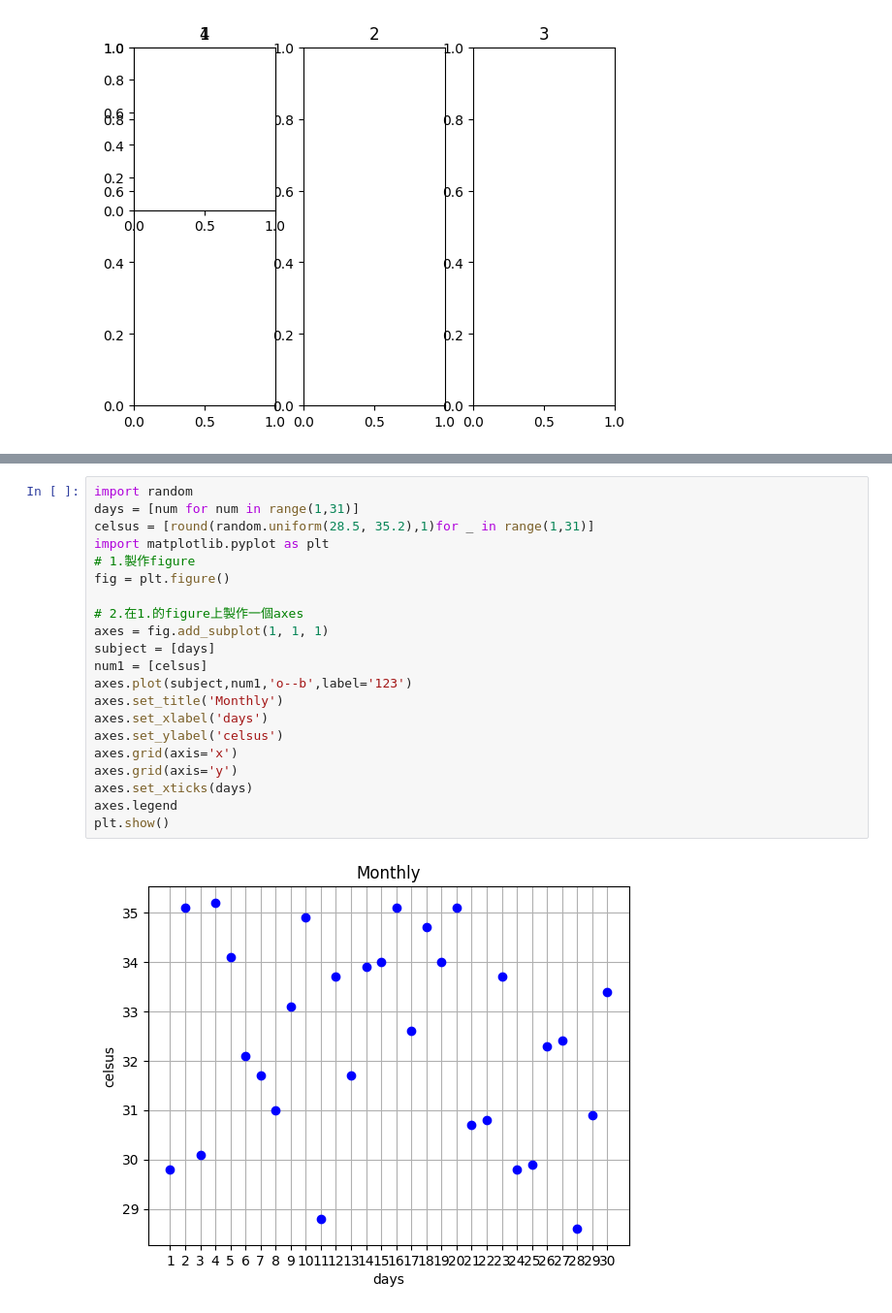
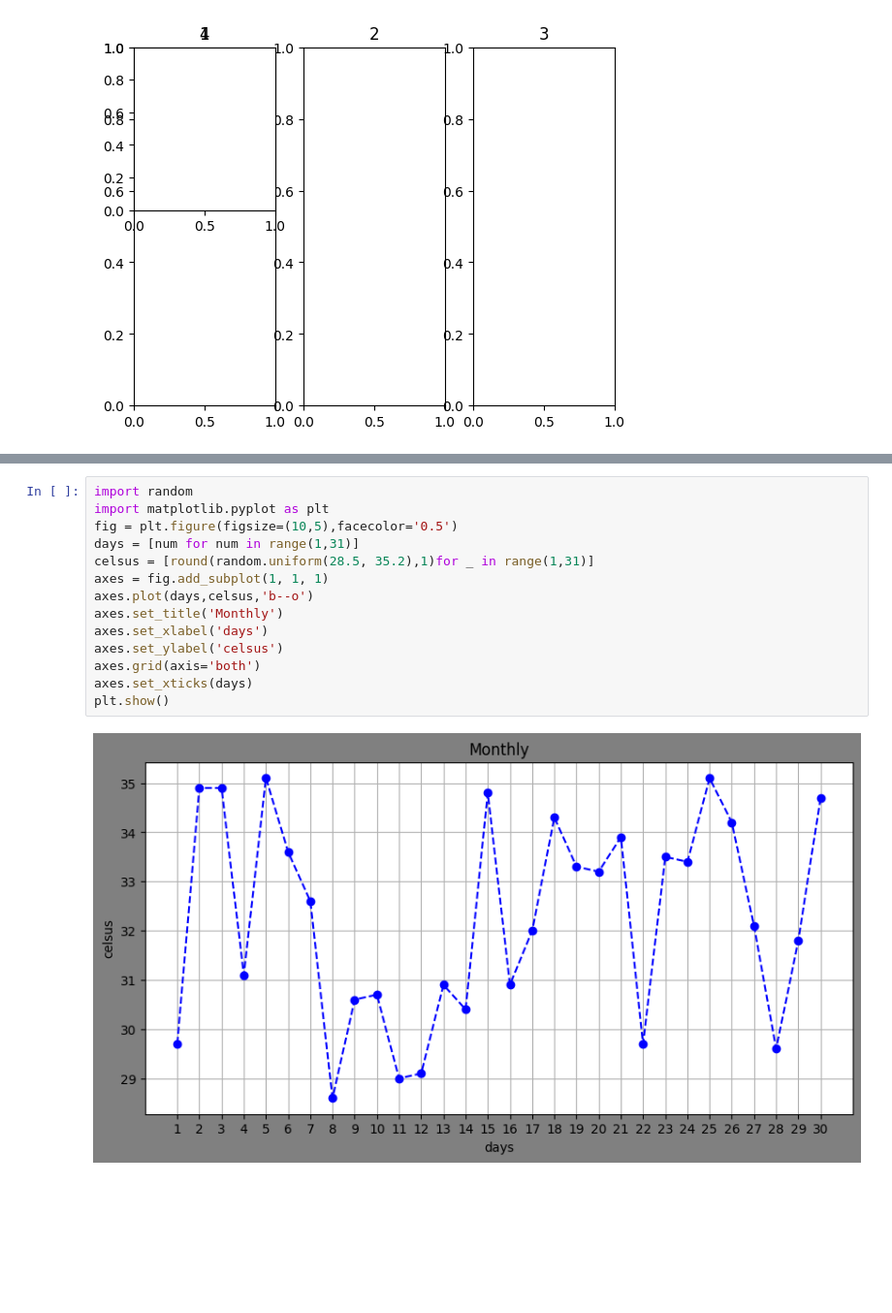
Before and after one commit to emelicat/2024_1022_Aipy, a Jupyter notebook: lesson12/lesson12_3.ipynb, the cells around one changed output, grey strips where cells are left out. Shown at 97% size. Saved outputs shown, nothing was run; the diff lists cells and outputs as text; blank space fills up the shorter version.

Commit message:
import numpy as np import matplotlib.pyplot as plt

```diff
--- a/lesson12/lesson12_3.ipynb
+++ b/lesson12/lesson12_3.ipynb
@@ -50,24 +50,17 @@ plt.show()
 [figure]
 # %%
 import random
+import matplotlib.pyplot as plt
+fig = plt.figure(figsize=(10,5),facecolor='0.5')
 days = [num for num in range(1,31)]
 celsus = [round(random.uniform(28.5, 35.2),1)for _ in range(1,31)]
-import matplotlib.pyplot as plt
-# 1.製作figure
-fig = plt.figure()
-
-# 2.在1.的figure上製作一個axes
 axes = fig.add_subplot(1, 1, 1)
-subject = [days]
-num1 = [celsus]
-axes.plot(subject,num1,'o--b',label='123')
+axes.plot(days,celsus,'b--o')
 axes.set_title('Monthly')
 axes.set_xlabel('days')
 axes.set_ylabel('celsus')
-axes.grid(axis='x')
-axes.grid(axis='y')
+axes.grid(axis='both')
 axes.set_xticks(days)
-axes.legend
 plt.show()
 # %% [output]
-[figure, old version]
+[figure, new version]
```
Also changed, not shown: parts of 1 cell of this notebook, 5 other files.
